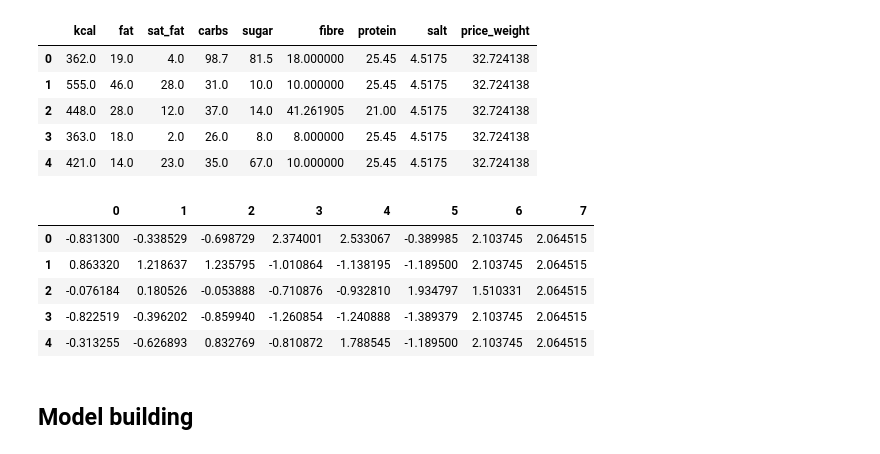
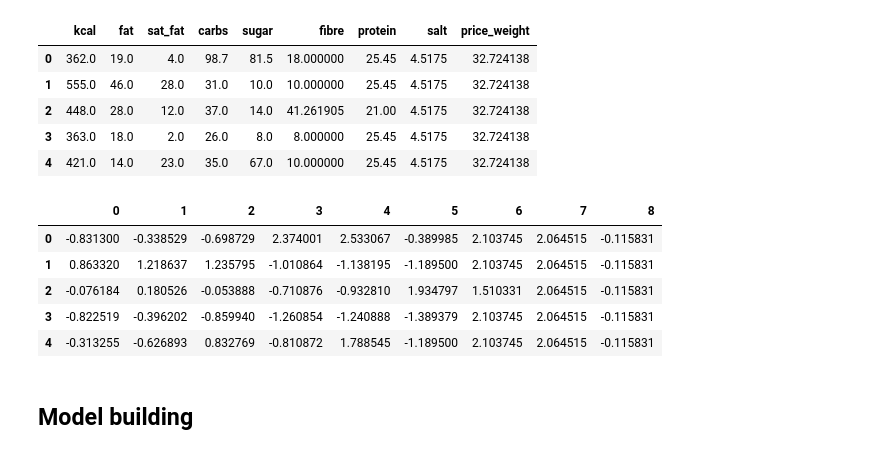
Before and after one commit to katharina-beriault/Final_Project_Vegan-Snack-Recommender_Clustering, a Jupyter notebook: Python/Model_building.ipynb, the cells around one changed output. Drawn from its saved outputs; the diff is of its cells as text; code cells hidden in the pictures.

```diff
--- a/Python/Model_building.ipynb
+++ b/Python/Model_building.ipynb
@@ -369,15 +353,15 @@ df_model_2.head()
 | 3 | 363.0 | 18.0 | 2.0 | 26.0 | 8.0 | 8.000000 | 25.45 | 4.5175 | 32.724138 |
 | 4 | 421.0 | 14.0 | 23.0 | 35.0 | 67.0 | 10.000000 | 25.45 | 4.5175 | 32.724138 |
 # %%
-df_model_sc_2 = StandardScaler().fit_transform(df_2)
+df_model_sc_2 = StandardScaler().fit_transform(df_model_2)
 pd.DataFrame(df_model_sc_2).head()
 # %% [output]
-|  | 0 | 1 | 2 | 3 | 4 | 5 | 6 | 7 |
-| 0 | -0.831300 | -0.338529 | -0.698729 | 2.374001 | 2.533067 | -0.389985 | 2.103745 | 2.064515 |
-| 1 | 0.863320 | 1.218637 | 1.235795 | -1.010864 | -1.138195 | -1.189500 | 2.103745 | 2.064515 |
-| 2 | -0.076184 | 0.180526 | -0.053888 | -0.710876 | -0.932810 | 1.934797 | 1.510331 | 2.064515 |
-| 3 | -0.822519 | -0.396202 | -0.859940 | -1.260854 | -1.240888 | -1.389379 | 2.103745 | 2.064515 |
-| 4 | -0.313255 | -0.626893 | 0.832769 | -0.810872 | 1.788545 | -1.189500 | 2.103745 | 2.064515 |
+|  | 0 | 1 | 2 | 3 | 4 | 5 | 6 | 7 | 8 |
+| 0 | -0.831300 | -0.338529 | -0.698729 | 2.374001 | 2.533067 | -0.389985 | 2.103745 | 2.064515 | -0.115831 |
+| 1 | 0.863320 | 1.218637 | 1.235795 | -1.010864 | -1.138195 | -1.189500 | 2.103745 | 2.064515 | -0.115831 |
+| 2 | -0.076184 | 0.180526 | -0.053888 | -0.710876 | -0.932810 | 1.934797 | 1.510331 | 2.064515 | -0.115831 |
+| 3 | -0.822519 | -0.396202 | -0.859940 | -1.260854 | -1.240888 | -1.389379 | 2.103745 | 2.064515 | -0.115831 |
+| 4 | -0.313255 | -0.626893 | 0.832769 | -0.810872 | 1.788545 | -1.189500 | 2.103745 | 2.064515 | -0.115831 |
 # %% [markdown]
 ## Model building
 # %% [markdown]
```
Also changed, not shown: parts of 22 cells of this notebook, 7 other files.
